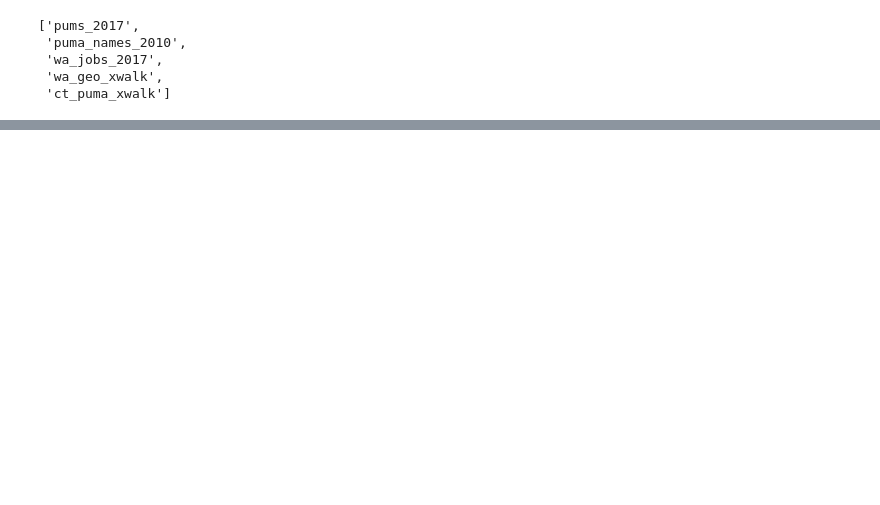
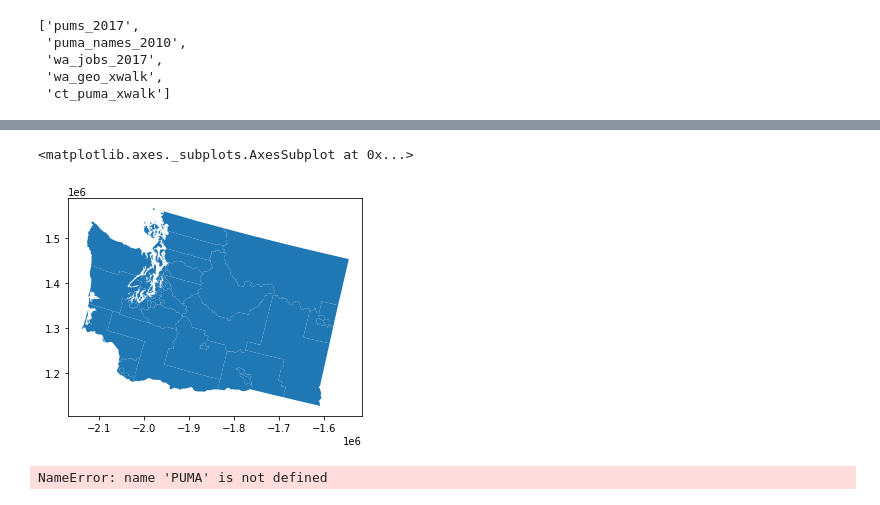
Before and after one commit to ghPRao/Opportunity-Youth, a Jupyter notebook: Paul.ipynb, the cells around one changed output, grey strips where cells are left out. Saved outputs shown, nothing was run; the diff lists cells and outputs as text; code cells hidden in the pictures; blank space fills up the shorter version.

```diff
--- a/Paul.ipynb
+++ b/Paul.ipynb
@@ -136,0 +52,2 @@ zstd                      1.3.7                h508b16e_0
+# %%
+gdf = gpd.read_file("C:/Users/ptann/OneDrive/Documents/Flatiron/Projects/Phase/new_repo/phase-1-project-west-ds-082420/shapefiles")
@@ -136,0 +90,6 @@ zstd                      1.3.7                h508b16e_0
+# %%
+gdf_washington = gdf[(gdf.State=='Washington')]
+gdf_washington.plot()
+# %% [output]
+<matplotlib.axes._subplots.AxesSubplot at 0x...>
+[figure, added]
@@ -136,0 +103,10 @@ zstd                      1.3.7                h508b16e_0
+# %%
+#choloropleth map showing the different regions of South King County by PUMA codes
+#PUMA #:
+
+ax=south_king_co_map.plot(column= 'PUMA')
+
+ax.axis('off')
+plt.show()
+# %% [output]
+NameError: name 'PUMA' is not defined
```
Also changed, not shown: parts of 19 cells of this notebook.
